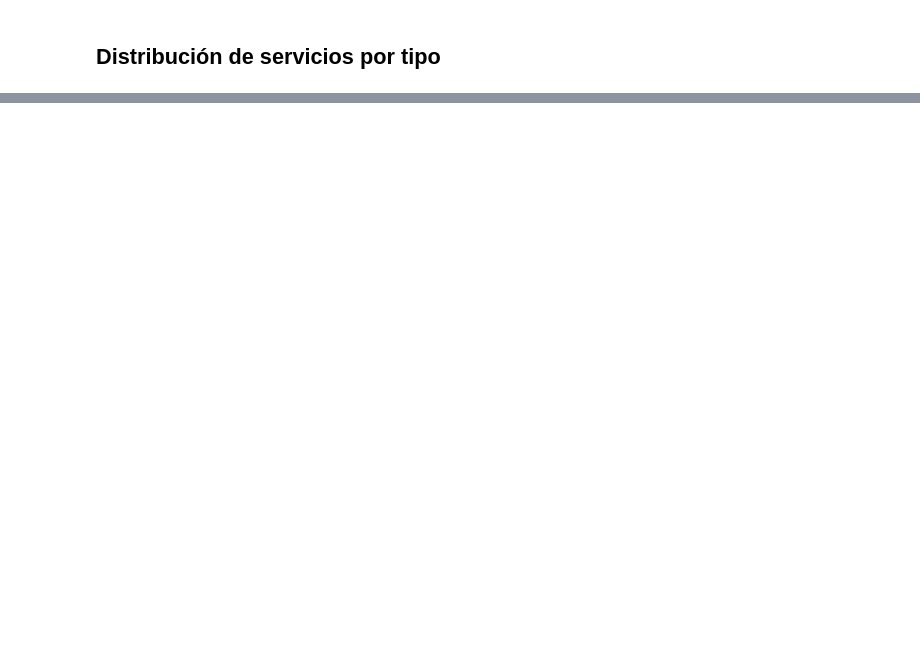
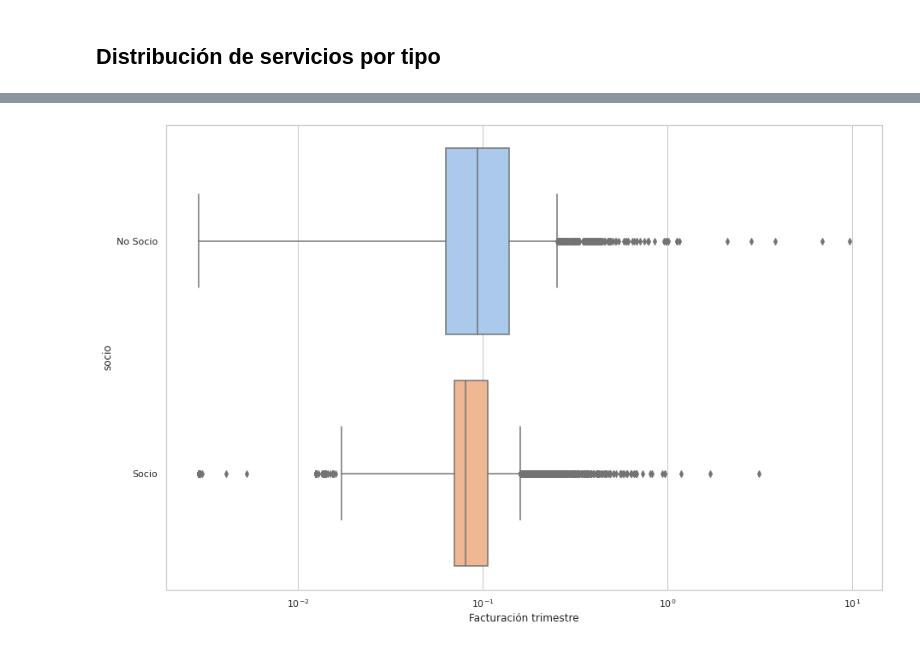
Before and after one commit to fmorosini/data-science-coderhouse, a Jupyter notebook: Dataset-Morosini-Francisco.ipynb, the cells around one changed output, grey strips where cells are left out. Saved outputs shown, nothing was run; the diff lists cells and outputs as text; code cells hidden in the pictures; blank space fills up the shorter version.

```diff
--- a/Dataset-Morosini-Francisco.ipynb
+++ b/Dataset-Morosini-Francisco.ipynb
@@ -370,0 +481,6 @@ _ = ax.pie(cantidades, labels=labels)
+# %%
+clientes_socio_fc = clientes_final.loc[:, ['fc_abril','fc_mayo','fc_junio','socio'] ]
+clientes_socio_fc['Facturación trimestre'] = (clientes_socio_fc['fc_abril'] + clientes_socio_fc['fc_mayo'] + clientes_socio_fc['fc_junio']) / 1000000
+clientes_socio_fc.drop(['fc_junio','fc_mayo','fc_abril'],inplace=True,axis=1)
+clientes_socio_fc['socio'] = clientes_socio_fc['socio'].apply(lambda x : 'Socio' if x == 'S' else 'No Socio')
+clientes_socio_fc
@@ -370,0 +501,7 @@ _ = ax.pie(cantidades, labels=labels)
+# %%
+fig, ax = plt.subplots(figsize=(15, 10))
+ax.set_xscale("log")
+_ = sns.boxplot(
+    clientes_socio_fc, x='Facturación trimestre', y="socio")
+# %% [output]
+[figure, added]
```
Also changed, not shown: parts of 23 cells of this notebook.
